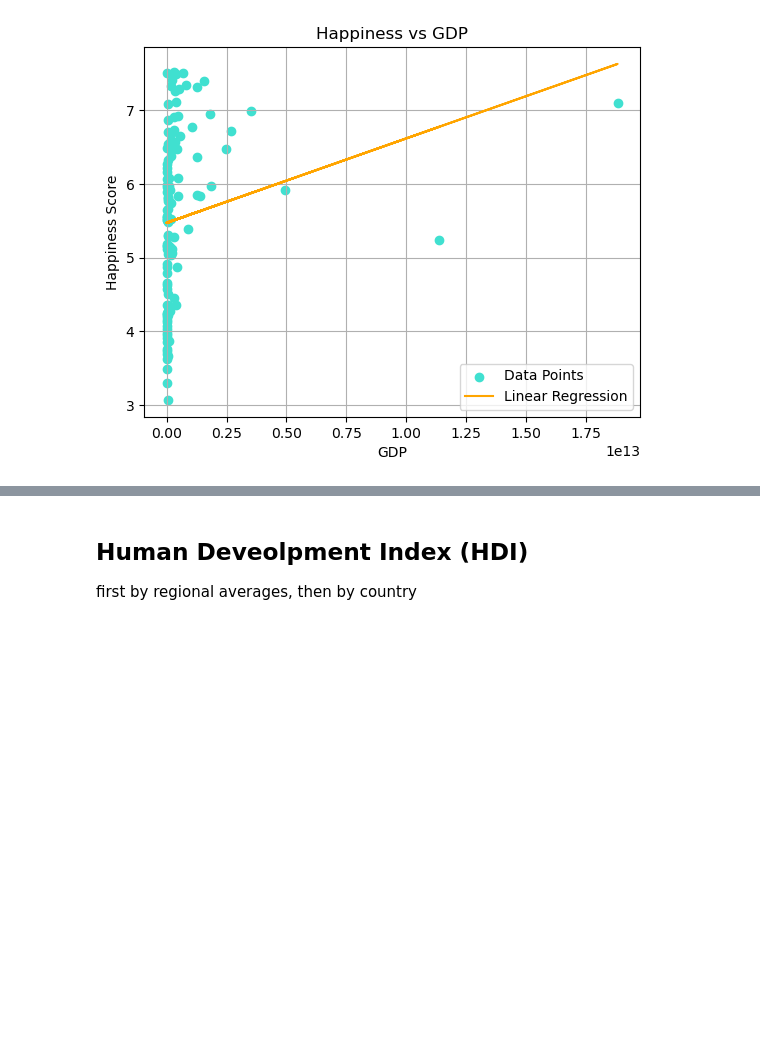
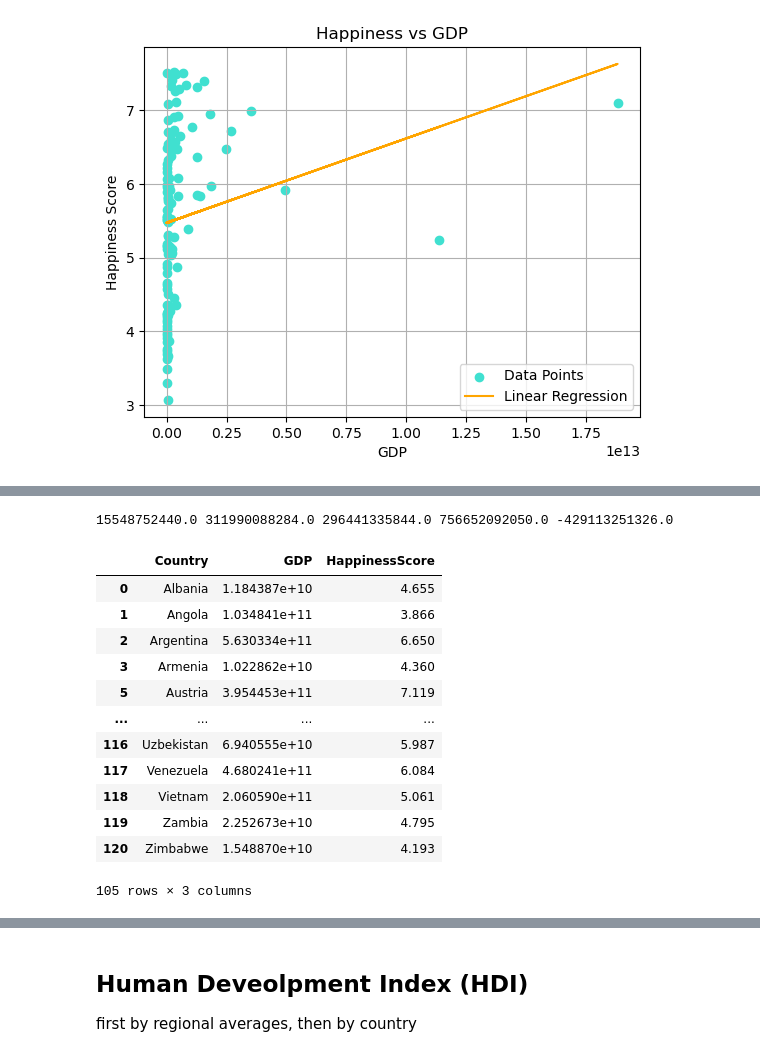
Before and after one commit to mattcaseycpa/project1, a Jupyter notebook: project.ipynb, the cells around one changed output, grey strips where cells are left out. Drawn from its saved outputs; the diff is of its cells as text; code cells hidden in the pictures; blank space fills up the shorter version.

```diff
--- a/project.ipynb
+++ b/project.ipynb
@@ -649,0 +655,24 @@ The correlation coefficient between GDP and Happiness Score is: PearsonRResult(s
+# %%
+q3 = gdp_df["GDP"].quantile(0.75)
+q1 = gdp_df["GDP"].quantile(0.25)
+iqr = q3 - q1
+out_up = q3 + 1.5*iqr
+out_down = q1 - 1.5*iqr
+print(q1, q3, iqr, out_up, out_down)
+gdp_noout = gdp_df.loc[(gdp_df["GDP"] > out_down) & (gdp_df["GDP"] < out_up), ["Country", "GDP", "HappinessScore"]]
+gdp_noout
+# %% [output]
+15548752440.0 311990088284.0 296441335844.0 756652092050.0 -429113251326.0
+|  | Country | GDP | HappinessScore |
+| 0 | Albania | 1.184387e+10 | 4.655 |
+| 1 | Angola | 1.034841e+11 | 3.866 |
+| 2 | Argentina | 5.630334e+11 | 6.650 |
+| 3 | Armenia | 1.022862e+10 | 4.360 |
+| 5 | Austria | 3.954453e+11 | 7.119 |
+| ... | ... | ... | ... |
+| 116 | Uzbekistan | 6.940555e+10 | 5.987 |
+| 117 | Venezuela | 4.680241e+11 | 6.084 |
+| 118 | Vietnam | 2.060590e+11 | 5.061 |
+| 119 | Zambia | 2.252673e+10 | 4.795 |
+| 120 | Zimbabwe | 1.548870e+10 | 4.193 |
+105 rows × 3 columns
```
Also changed, not shown: parts of 2 cells of this notebook, 2 other files.
